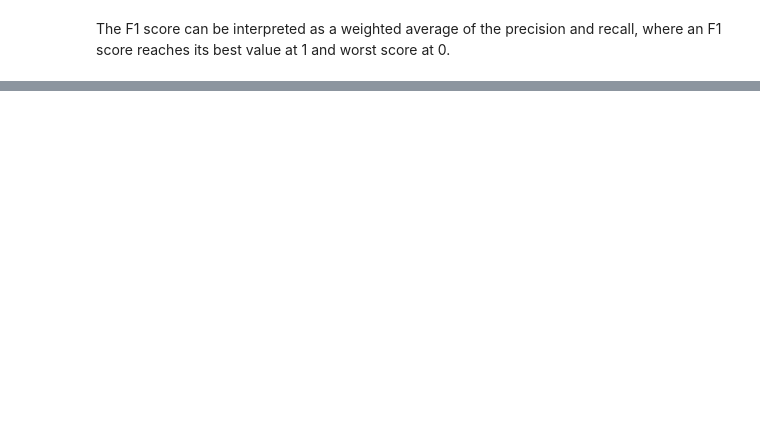
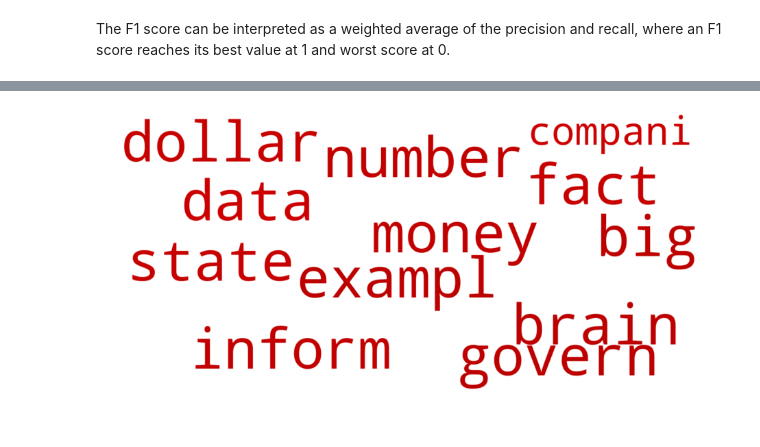
Before and after one commit to owentemple/TED-talks, a Jupyter notebook: train-classifier-inspiring.ipynb, the cells around one changed output, grey strips where cells are left out. Saved outputs shown, nothing was run; the diff lists cells and outputs as text; code cells hidden in the pictures; blank space fills up the shorter version.

```diff
--- a/train-classifier-inspiring.ipynb
+++ b/train-classifier-inspiring.ipynb
@@ -186,0 +219,8 @@ show_most_informative_features(count_vect,clf)
+# %%
+inspiring_df = pd.read_csv('top-words-inspiring.csv')
+persuasive_df = pd.read_csv('top-words-persuasive.csv')
+insp_set = set(inspiring_df['word'].iloc[0:100])
+pers_set = set(persuasive_df['word'].iloc[0:100])
+
+inspiring_unique = insp_set.difference(pers_set)
+persuasive_unique = pers_set.difference(insp_set)
@@ -186,0 +257,22 @@ show_most_informative_features(count_vect,clf)
+# %%
+# Read the whole text.
+text = ' '.join(persuasive_unique)
+
+# Generate a word cloud image
+
+wordcloud = WordCloud(width=1600, height=800, background_color='white').generate(text)
+
+#change the value in return to set the single color need, in hsl format.
+def red_color_func(word, font_size, position,orientation,random_state=None, **kwargs):
+    return("hsl(0,100%%, %d%%)" % np.random.randint(37,41))
+
+# lower max_font_size
+wordcloud = WordCloud(width=1600, height=800,background_color='white', max_font_size=150).generate(text)
+plt.figure(figsize=(16,8))
+wordcloud.recolor(color_func = red_color_func)
+plt.imshow(wordcloud, interpolation="bilinear")
+plt.axis("off")
+plt.savefig('Persuasive Unique Versus Inspiring in Top 100')
+plt.show()
+# %% [output]
+[figure, added]
```
Also changed, not shown: parts of 13 cells of this notebook, 17 other files.
